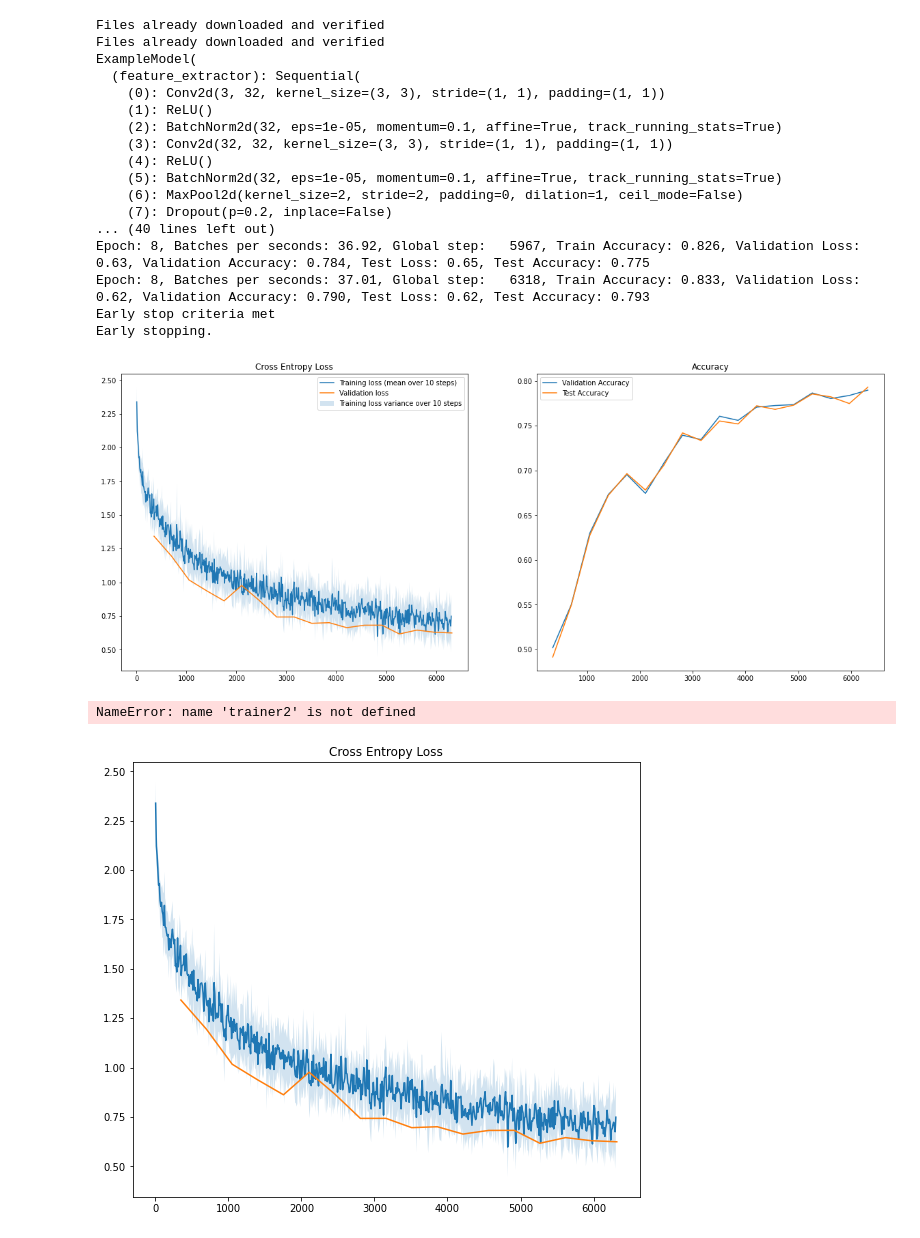
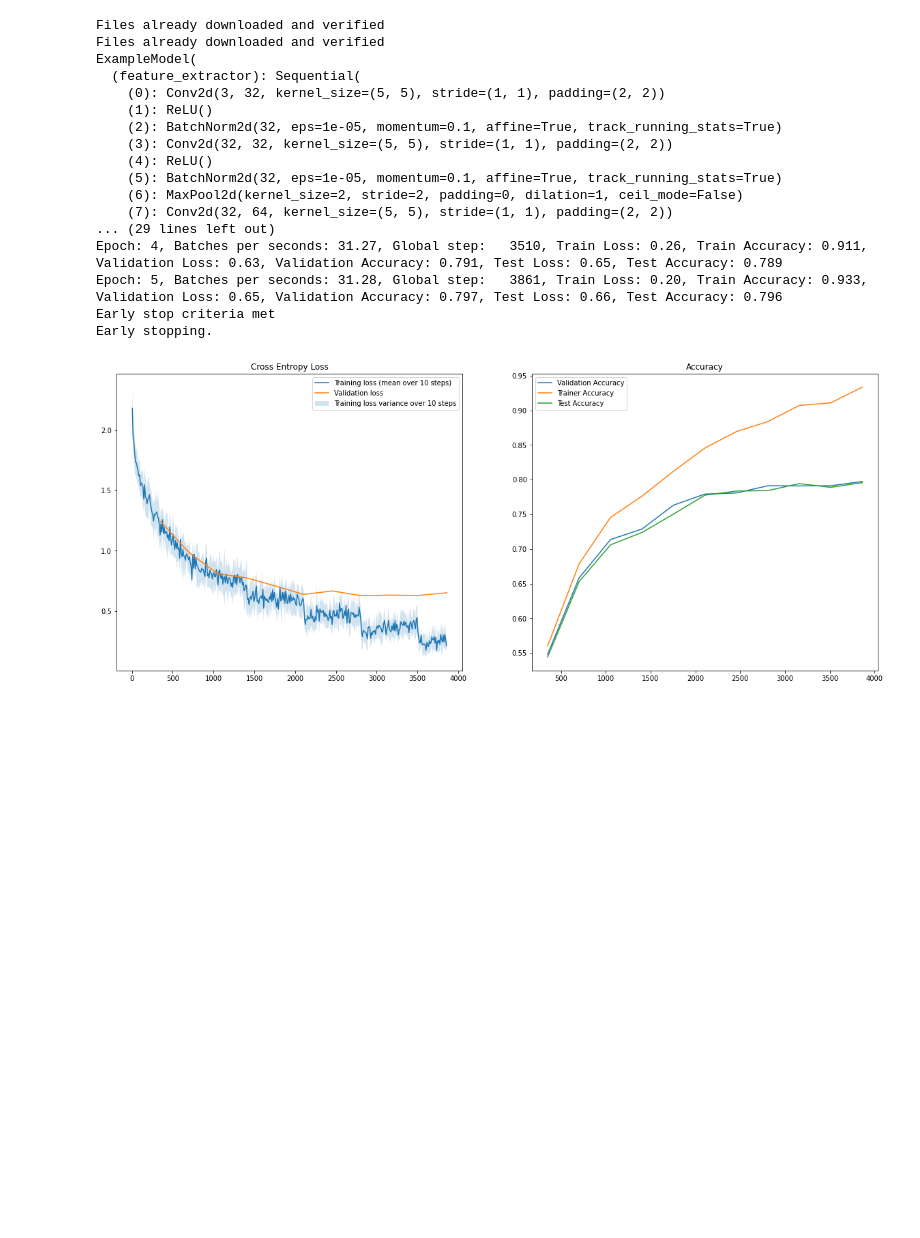
Before and after one commit to matmons/TDT4265, a Jupyter notebook: assignment3/task3_network1.ipynb, the cells around one changed output. Cells and saved outputs as stored; diff of their text form; code cells hidden in the pictures; blank space fills up the shorter version.

Commit message:
added final changes, and runned network 1 and 2

```diff
--- a/assignment3/task3_network1.ipynb
+++ b/assignment3/task3_network1.ipynb
@@ -28,18 +28,18 @@ class ExampleModel(nn.Module):
             nn.Conv2d(
                 in_channels=image_channels,
                 out_channels=num_filters,
-                kernel_size=3,
+                kernel_size=5,
                 stride=1,
-                padding=1
+                padding=2
             ),
             nn.ReLU(),
             nn.BatchNorm2d(num_filters),
             nn.Conv2d(
                 in_channels=num_filters,
                 out_channels=num_filters,
-                kernel_size=3,
+                kernel_size=5,
                 stride=1,
-                padding=1
+                padding=2
             ),
             nn.ReLU(),
             nn.BatchNorm2d(num_filters),
@@ -47,24 +47,24 @@ class ExampleModel(nn.Module):
                kernel_size=2,
                stride=2
             ),
-            nn.Dropout(p=0.2),
+            #nn.Dropout(p=0.2),
 
             #[16*16*32]
             nn.Conv2d(
                 in_channels=num_filters,
                 out_channels=64,
-                kernel_size=3,
+                kernel_size=5,
                 stride=1,
-                padding=1
+                padding=2
             ),
             nn.ReLU(),
             nn.BatchNorm2d(64),
             nn.Conv2d(
                 in_channels=64,
                 out_channels=64,
-                kernel_size=3,
+                kernel_size=5,
                 stride=1,
-                padding=1
+                padding=2
             ),
             nn.ReLU(),
             nn.BatchNorm2d(64),
@@ -72,31 +72,31 @@ class ExampleModel(nn.Module):
                kernel_size=2,
                stride=2
             ),
-            nn.Dropout(p=0.3),
+            #nn.Dropout(p=0.3),
             #[8*8*64]
             nn.Conv2d(
                 in_channels=64,
                 out_channels=128,
-                kernel_size=3,
+                kernel_size=5,
                 stride=1,
-                padding=1
+                padding=2
             ),
             nn.ReLU(),
             nn.BatchNorm2d(128),
             nn.Conv2d(
                 in_channels=128,
                 out_channels=128,
-                kernel_size=3,
+                kernel_size=5,
                 stride=1,
-                padding=1
+                padding=2
             ),
             nn.ReLU(),
             nn.BatchNorm2d(128),
             nn.MaxPool2d(
                 kernel_size=2,
                 stride=2
-            ),
-            nn.Dropout(p=0.4)
+            )
+            #nn.Dropout(p=0.4)
         )
         # The output of feature_extractor will be [batch_size, num_filters, 16, 16]
         self.num_output_features = 4*4*128
@@ -108,7 +108,7 @@ class ExampleModel(nn.Module):
         self.classifier = nn.Sequential(
             nn.Linear(self.num_output_features, 64),
             nn.ReLU(),
-            nn.Dropout(p=0.5),
+            #nn.Dropout(p=0.5),
             ##leakyRelu
             nn.Linear(64, num_classes)
         )
@@ -146,67 +146,48 @@ def create_plots(trainer: Trainer, name: str):
     plt.title("Accuracy")
     #plot validation accuracy that can be used for the best model, and for the further imporvement
     utils.plot_loss(trainer.validation_history["accuracy"], label="Validation Accuracy")
-    #utils.plot_loss(trainer.trainer_history["accuracy"], label="Trainer Accuracy")
+    utils.plot_loss(trainer.train_history["accuracy"], label="Trainer Accuracy")
     utils.plot_loss(trainer.test_history["accuracy"], label="Test Accuracy")
     plt.legend()
     plt.savefig(plot_path.joinpath(f"{name}_plot.png"))
     plt.show()
-
-    #for method with largetst amount of improvement, plot of model before and after applying this tecnique
-    plot_path = pathlib.Path("plots")
-    plot_path.mkdir(exist_ok=True)
-    # Save plots and show them
-    plt.figure(figsize=(20, 8))
-    plt.subplot(1, 2, 1)
-    plt.title("Cross Entropy Loss")
-    #loss for training and validation loss for best model
-    utils.plot_loss(trainer.train_history["loss"], label="Training loss without .. ", npoints_to_average=10)
-    utils.plot_loss(trainer.validation_history["loss"], label="Validation without .. ")
-    utils.plot_loss(trainer2.train_history["loss"], label="Training loss with .. ", npoints_to_average=10)
-    utils.plot_loss(trainer2.validation_history["loss"], label="Validation loss with .. ")
-    plt.legend()
-    plt.savefig(plot_path.joinpath(f"{name}_best_technique.png"))
-    plt.show()
-
 
 if __name__ == "__main__":
     # Set the random generator seed (parameters, shuffling etc).
     # You can try to change this and check if you still get the same result!
     utils.set_seed(0)
     epochs = 10
     batch_size = 64
     learning_rate = 5e-2
     early_stop_count = 4
     dataloaders = load_cifar10(batch_size)
     model = ExampleModel(image_channels=3, num_classes=10)
     trainer = Trainer(
         batch_size,
         learning_rate,
         early_stop_count,
         epochs,
         model,
         dataloaders
     )
     trainer.train()
-    create_plots(trainer, "task3_network1")
+    create_plots(trainer, "task3_architecture")
 # %% [output]
 Files already downloaded and verified
 Files already downloaded and verified
 ExampleModel(
   (feature_extractor): Sequential(
-    (0): Conv2d(3, 32, kernel_size=(3, 3), stride=(1, 1), padding=(1, 1))
+    (0): Conv2d(3, 32, kernel_size=(5, 5), stride=(1, 1), padding=(2, 2))
     (1): ReLU()
     (2): BatchNorm2d(32, eps=1e-05, momentum=0.1, affine=True, track_running_stats=True)
-    (3): Conv2d(32, 32, kernel_size=(3, 3), stride=(1, 1), padding=(1, 1))
+    (3): Conv2d(32, 32, kernel_size=(5, 5), stride=(1, 1), padding=(2, 2))
     (4): ReLU()
     (5): BatchNorm2d(32, eps=1e-05, momentum=0.1, affine=True, track_running_stats=True)
     (6): MaxPool2d(kernel_size=2, stride=2, padding=0, dilation=1, ceil_mode=False)
-    (7): Dropout(p=0.2, inplace=False)
-... (40 lines left out)
-Epoch: 8, Batches per seconds: 36.92, Global step:   5967, Train Accuracy: 0.826, Validation Loss: 0.63, Validation Accuracy: 0.784, Test Loss: 0.65, Test Accuracy: 0.775
-Epoch: 8, Batches per seconds: 37.01, Global step:   6318, Train Accuracy: 0.833, Validation Loss: 0.62, Validation Accuracy: 0.790, Test Loss: 0.62, Test Accuracy: 0.793
+    (7): Conv2d(32, 64, kernel_size=(5, 5), stride=(1, 1), padding=(2, 2))
+... (29 lines left out)
+Epoch: 4, Batches per seconds: 31.27, Global step:   3510, Train Loss: 0.26, Train Accuracy: 0.911, Validation Loss: 0.63, Validation Accuracy: 0.791, Test Loss: 0.65, Test Accuracy: 0.789
+Epoch: 5, Batches per seconds: 31.28, Global step:   3861, Train Loss: 0.20, Train Accuracy: 0.933, Validation Loss: 0.65, Validation Accuracy: 0.797, Test Loss: 0.66, Test Accuracy: 0.796
 Early stop criteria met
 Early stopping.
-[figure, old version]
+[figure, new version]
-NameError: name 'trainer2' is not defined
-[figure, removed]
```
Also changed, not shown: 18 other files.
